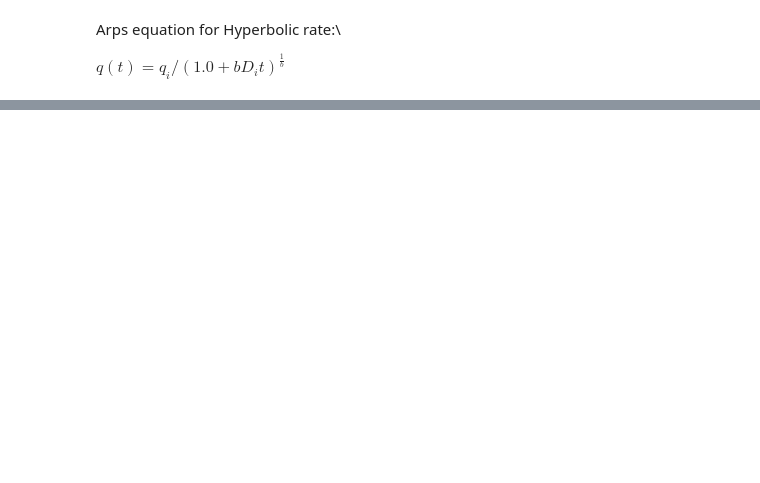
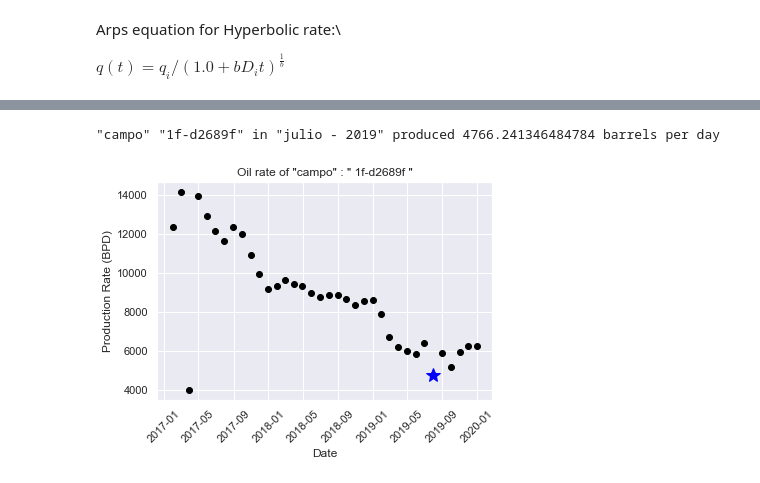
Before and after one commit to Hackaton-O-G-CAN/Hackaton_2020, a Jupyter notebook: decline_rate_JN.ipynb, the cells around one changed output, grey strips where cells are left out. Cells and saved outputs as stored; diff of their text form; code cells hidden in the pictures; blank space fills up the shorter version.

Commit message:
Ready blind test answers excepting 4th question

```diff
--- a/decline_rate_JN.ipynb
+++ b/decline_rate_JN.ipynb
@@ -108,0 +113,14 @@ plt.show()
+# %%
+#Using Pickle to save time during data loading
+from utils import dataProc
+read = 1
+if read:
+    data = dataProc.dataProc()
+    df = data.loadBlindData()
+    df_blind = data.cleanBlindData(df)
+    with open('df_blind.pickle', 'wb') as handle:
+        pickle.dump(df_blind, handle, protocol=pickle.HIGHEST_PROTOCOL)
+
+with open('df_blind.pickle', 'rb') as handle:
+    df_blind = pickle.load(handle)
+df_blind['2019'][df_blind['2019']["campo"]==df_blind['2019']["contrato"]]
@@ -108,0 +135,33 @@ plt.show()
+# %%
+# Question 1 for blind test
+
+#Grouping data from a particular dictionary of data. Generalizing to handle the blind test
+criteria = 'campo'
+df_group_blind = grouping_data(df_blind,criteria)
+
+index = '1F D2689F'
+year = '2019'
+month = 'julio'
+index = index.lower().replace(" ","-")
+
+report = df_group_blind[year].loc[index,month]
+
+print(f'"{criteria}" "{index}" in "{month} - {year}" produced {report} barrels per day')
+
+#Getting actual production data
+production, dates, max_prod, t_data, prod_data = actual_data(index, df_group_blind)
+where = np.where(production == report)[0][0]
+
+# Plotting data
+fig = plt.figure()
+ax1 = plt.axes()
+ax1.set_xlabel('Date')
+plt.xticks(rotation=45)
+ax1.set_ylabel('Production Rate (BPD)')
+ax1.set_title(f'Oil rate of "{criteria}" : " {index} "')
+ax1.plot(dates, production,'o', color = 'black', label = 'Actual data')
+ax1.plot(dates[where], production[where],'*', color = 'blue', label = 'Actual data',markersize=15)
+plt.show()
+# %% [output]
+"campo" "1f-d2689f" in "julio - 2019" produced 4766.241346484784 barrels per day
+[figure, added]
```
Also changed, not shown: parts of 9 cells of this notebook, 2 other files.
